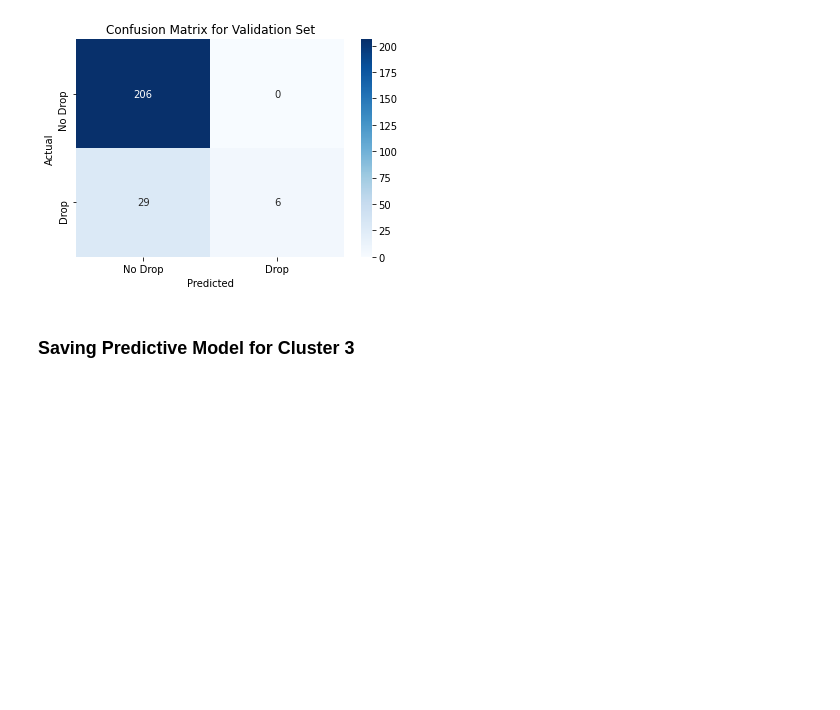
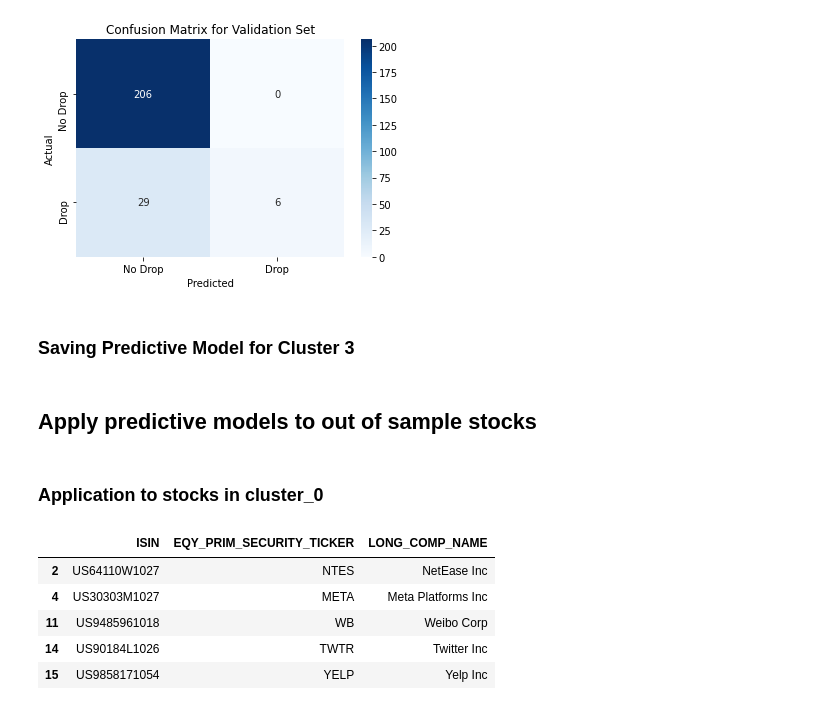
Before and after one commit to babyloncapital/python_projects, a Jupyter notebook: Long Short portfolio-ML.ipynb, the cells around one changed output. Saved outputs shown, nothing was run; the diff lists cells and outputs as text; code cells hidden in the pictures; blank space fills up the shorter version.

```diff
--- a/Long Short portfolio-ML.ipynb
+++ b/Long Short portfolio-ML.ipynb
@@ -2518,3 +2518,7 @@ desktop_path = os.path.join(os.path.expanduser("~"), "Desktop/Python Works/LongS
 # Save the model to the specified path
 with open(desktop_path, 'wb') as file:
     pickle.dump(best_rf_3, file)
+# %% [markdown]
+## Apply predictive models to out of sample stocks
+# %% [markdown]
+### Application to stocks in cluster_0
@@ -2520,0 +2577,11 @@ with open(desktop_path, 'wb') as file:
+# %%
+# Upload ISIN-Symbols mapping file
+mapping = pd.read_excel('/Users/lucadonghi/Desktop/Python Works/LongShort Strategy/long_book_ISIN.xlsx', index_col=0)
+mapping.head()
+# %% [output]
+|  | ISIN | EQY_PRIM_SECURITY_TICKER | LONG_COMP_NAME |
+| 2 | US64110W1027 | NTES | NetEase Inc |
+| 4 | US30303M1027 | META | Meta Platforms Inc |
+| 11 | US9485961018 | WB | Weibo Corp |
+| 14 | US90184L1026 | TWTR | Twitter Inc |
+| 15 | US9858171054 | YELP | Yelp Inc |
```
Also changed, not shown: parts of 17 cells of this notebook.
